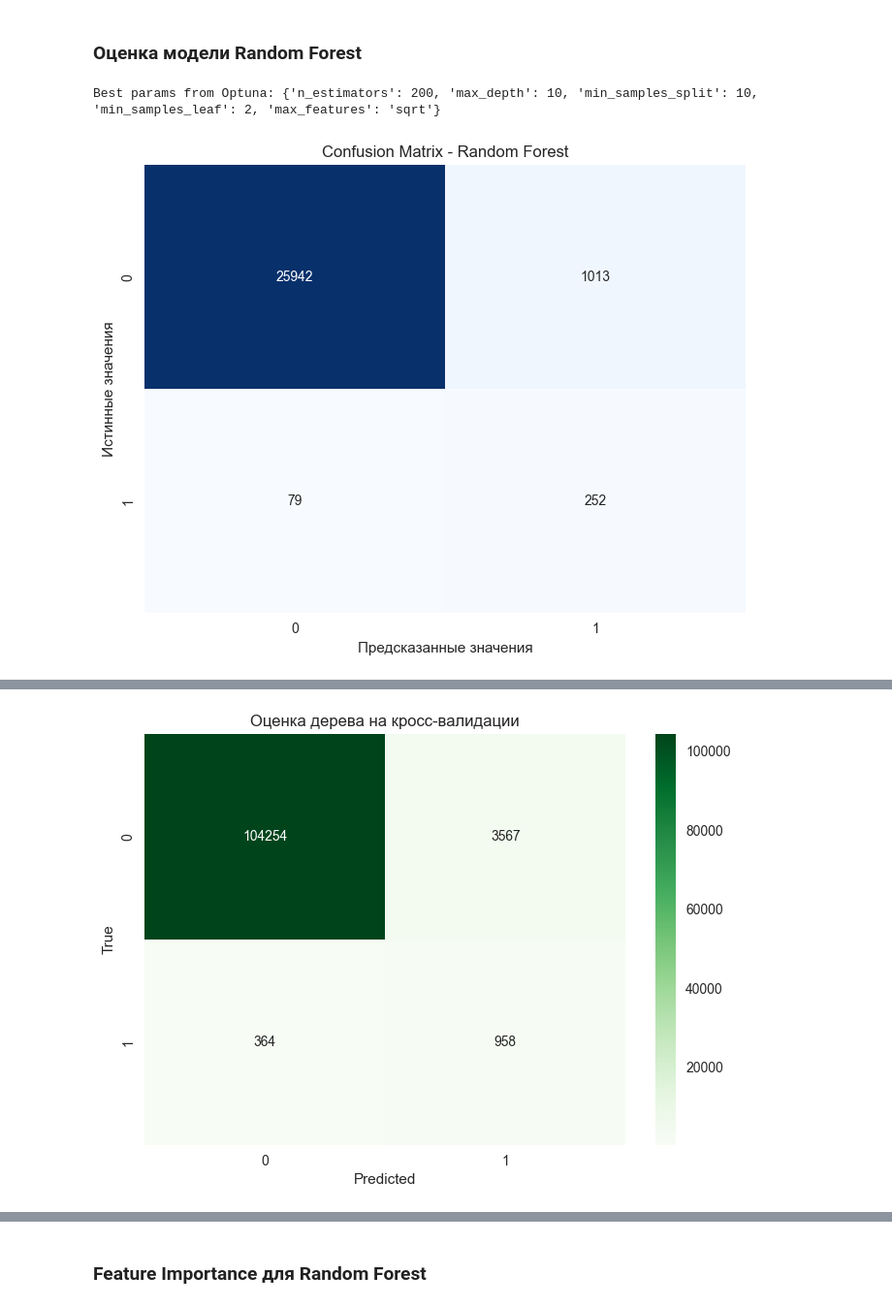
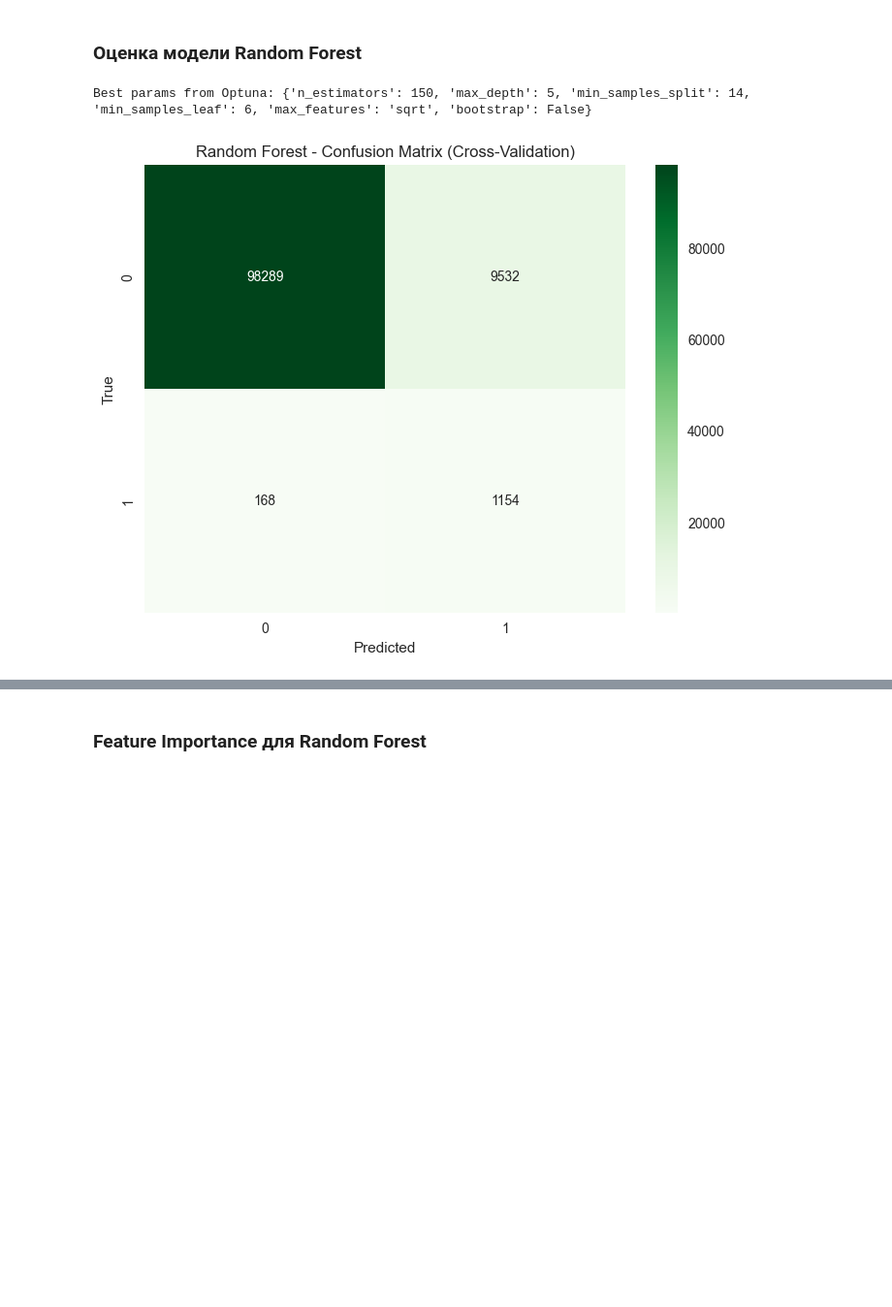
Before and after one commit to aleksandr-novikov/equipment-failure-prediction, a Jupyter notebook: solution.ipynb, the cells around one changed output, grey strips where cells are left out. Shown at 97% size. Drawn from its saved outputs; the diff is of its cells as text; code cells hidden in the pictures; blank space fills up the shorter version.

Commit message:
Play with different models

```diff
--- a/solution.ipynb
+++ b/solution.ipynb
@@ -1283,20 +1376,0 @@ features = categorical_features + numeric_features
-# %%
-# ТРАНСФОРМЕРЫ
-
-categorical_transformer = OneHotEncoder(drop="first", sparse_output=False)
-
-# Трансформер только для базовых числовых признаков
-base_transformer = ColumnTransformer(
-    transformers=[
-        ("num", StandardScaler(), base_num_features),
-        ("cat", categorical_transformer, categorical_features),
-    ]
-)
-
-# Трансформер для базовых + инженерных признаков
-transformer = ColumnTransformer(
-    transformers=[
-        ("num", StandardScaler(), numeric_features),
-        ("cat", categorical_transformer, categorical_features),
-    ]
-)
@@ -2127,64 +2288,49 @@ print("Лучший recall:", study.best_value)
 ### Оценка модели Random Forest
 # %%
 from sklearn.metrics import confusion_matrix, classification_report, recall_score
+from sklearn.model_selection import cross_val_predict
 import matplotlib.pyplot as plt
 import seaborn as sns
 
 # Восстанавливаем наилучшие гиперпараметры из Optuna
 best_params = study.best_trial.params
 print("Best params from Optuna:", best_params)
 
 # Строим пайплайн с лучшими гиперпараметрами
 rf_best = Pipeline([
-    ('scaler', StandardScaler()),
+    ('preprocessor', transformer),
     ('classifier', RandomForestClassifier(
         random_state=42,
         class_weight='balanced',
         n_estimators=best_params["n_estimators"],
         max_depth=best_params["max_depth"],
         min_samples_split=best_params["min_samples_split"],
         min_samples_leaf=best_params["min_samples_leaf"],
         max_features=best_params["max_features"],
+        bootstrap=best_params["bootstrap"],
         n_jobs=-1,
     ))
 ])
 
-# Обучаем на тренировочной выборке
-rf_best.fit(X_train_tree, y_train_tree)
+# Оценка Random Forest на кросс-валидации
+y_pred_rf = cross_val_predict(rf_best, X_train, y_train, cv=skf)
 
-# Предсказания на тестовой выборке
-y_pred_rf = rf_best.predict(X_test_tree)
-
-# Confusion Matrix
-cm_rf = confusion_matrix(y_test_tree, y_pred_rf)
+# Confusion Matrix на кросс-валидации
 plt.figure(figsize=(8, 6))
-sns.heatmap(cm_rf, annot=True, fmt='d', cmap='Blues', cbar=False)
-plt.title('Confusion Matrix - Random Forest')
-plt.ylabel('Истинные значения')
-plt.xlabel('Предсказанные значения')
-plt.show()
-
-# Classification Report
-print("\nClassification Report - Random Forest:")
-print(classification_report(y_test_tree, y_pred_rf))
-
-
-# Recall для класса 1
-recall_rf = recall_score(y_test_tree, y_pred_rf)
-print(f"\nRecall для класса 1 (отказ): {recall_rf:.4f}")
-
-y_pred_rf = cross_val_predict(rf_best, X_train_tree, y_train_tree, cv=5)
-
-print("Оценка дерева на кросс-валидации")
-sns.heatmap(
-    confusion_matrix(y_train_tree, y_pred_rf), annot=True, fmt="d", cmap="Greens"
-)
-plt.title("Оценка дерева на кросс-валидации")
+cm_rf = confusion_matrix(y_train, y_pred_rf)
+sns.heatmap(cm_rf, annot=True, fmt="d", cmap="Greens")
+plt.title("Random Forest - Confusion Matrix (Cross-Validation)")
 plt.xlabel("Predicted")
 plt.ylabel("True")
 plt.show()
 
-print(classification_report(y_train_tree, y_pred_rf))
+# Classification Report
+print("\nClassification Report - Random Forest (Cross-Validation):")
+print(classification_report(y_train, y_pred_rf))
+
+# Recall для класса 1
+recall_rf = recall_score(y_train, y_pred_rf)
+print(f"\nRecall для класса 1 (отказ): {recall_rf:.4f}")
 # %% [output]
-Best params from Optuna: {'n_estimators': 200, 'max_depth': 10, 'min_samples_split': 10, 'min_samples_leaf': 2, 'max_features': 'sqrt'}
+Best params from Optuna: {'n_estimators': 150, 'max_depth': 5, 'min_samples_split': 14, 'min_samples_leaf': 6, 'max_features': 'sqrt', 'bootstrap': False}
-[figure, old version]
+[figure, new version]
@@ -2204 +2348,0 @@ Recall для класса 1 (отказ): 0.7613
-[figure, removed]
```
Also changed, not shown: parts of 28 cells of this notebook.
